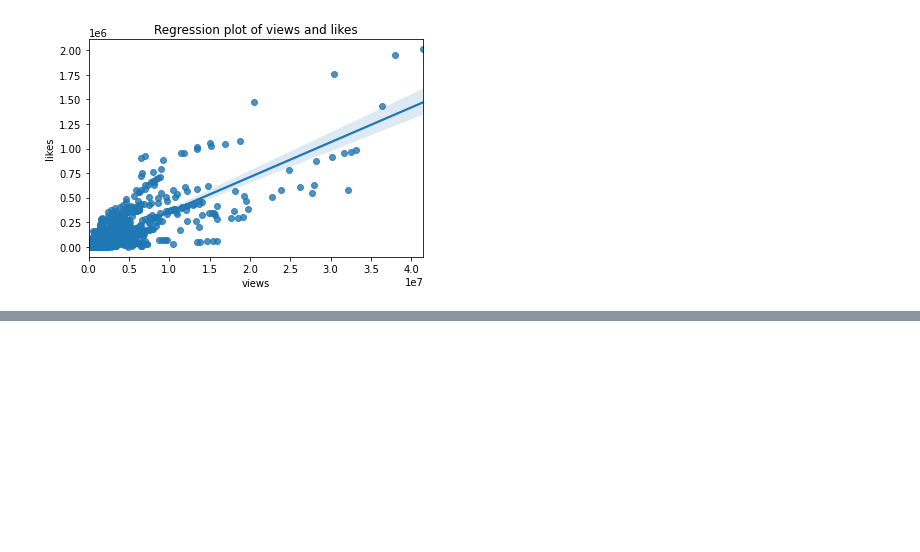
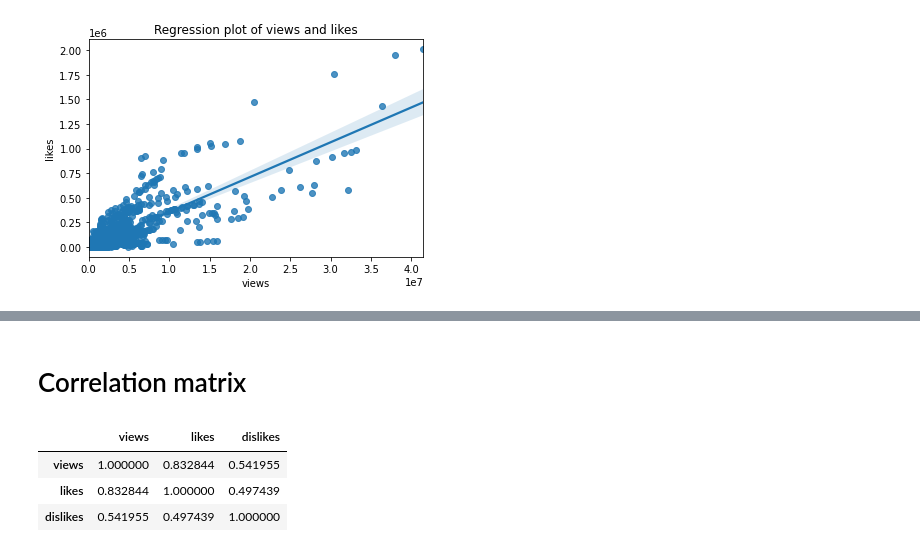
Before and after one commit to Fatima-Usf/Analyzing-Youtube-trending_tags-and-views, a Jupyter notebook: Youtube_trendings_tags_&_views.ipynb, the cells around one changed output, grey strips where cells are left out. Drawn from its saved outputs; the diff is of its cells as text; code cells hidden in the pictures; blank space fills up the shorter version.

Commit message:
Adding correlation matrix

```diff
--- a/Youtube_trendings_tags_&_views.ipynb
+++ b/Youtube_trendings_tags_&_views.ipynb
@@ -71 +71,3 @@ Text(0.5, 1.0, 'Regression plot of views and dislikes')
 [figure]
+# %% [markdown]
+# Correlation matrix
@@ -71,0 +76,9 @@ Text(0.5, 1.0, 'Regression plot of views and dislikes')
+# %%
+correlation_videos = my_videos[['views','likes','dislikes']]
+# %%
+correlation_videos.corr()
+# %% [output]
+|  | views | likes | dislikes |
+| views | 1.000000 | 0.832844 | 0.541955 |
+| likes | 0.832844 | 1.000000 | 0.497439 |
+| dislikes | 0.541955 | 0.497439 | 1.000000 |
```
Also changed, not shown: parts of 5 cells of this notebook.
